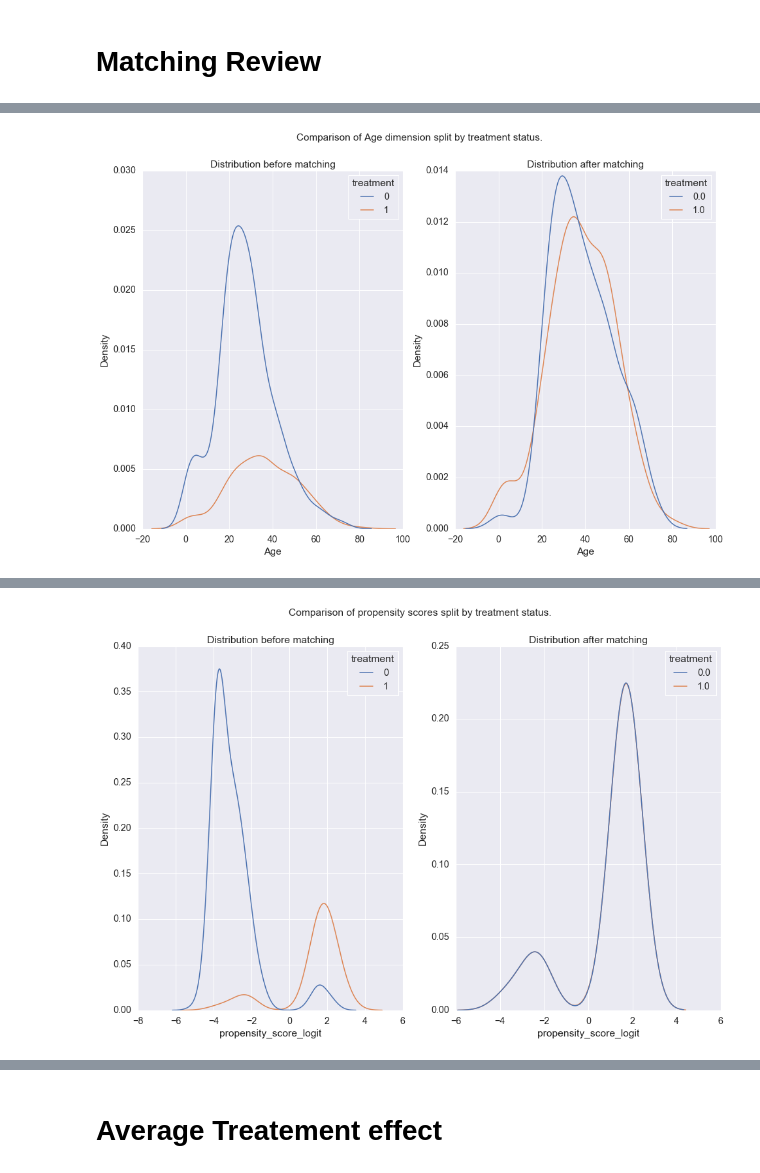
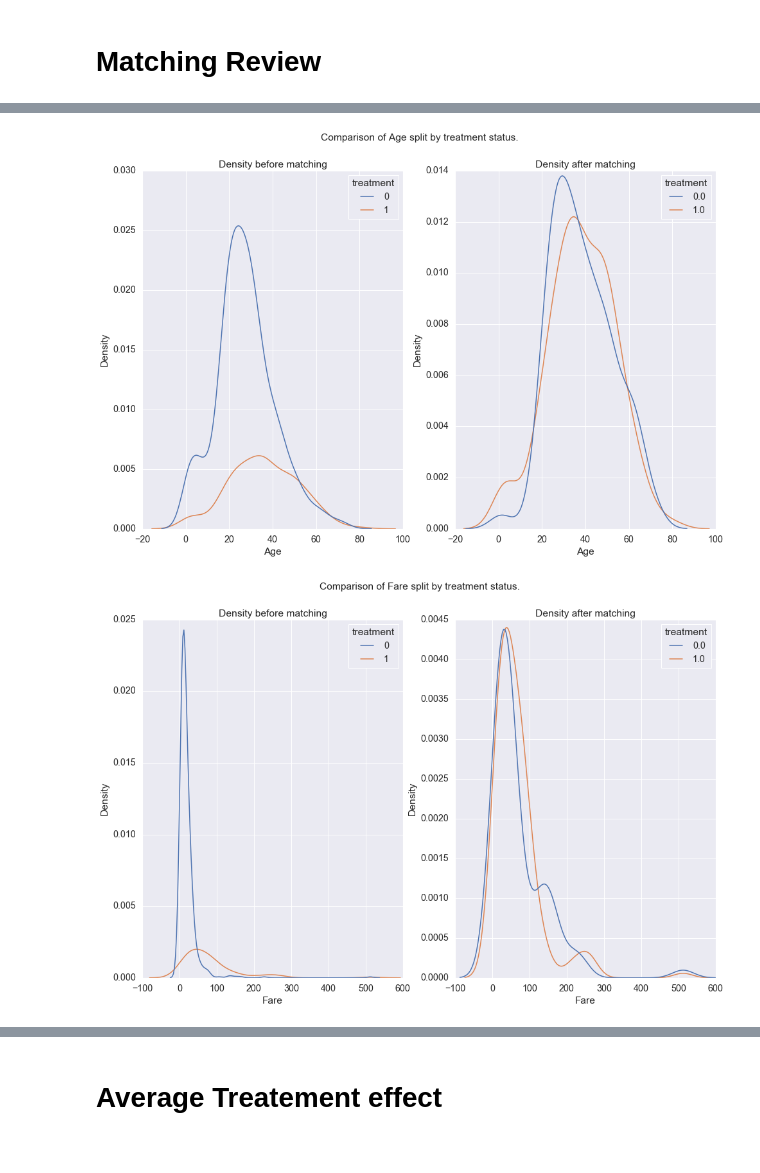
Before and after one commit to konosp/propensity-score-matching, a Jupyter notebook: propensity_score_matching_v2.ipynb, the cells around one changed output, grey strips where cells are left out. Drawn from its saved outputs; the diff is of its cells as text; code cells hidden in the pictures.

Commit message:
images

```diff
--- a/propensity_score_matching_v2.ipynb
+++ b/propensity_score_matching_v2.ipynb
@@ -269,9 +285,16 @@ Name: treatment, dtype: int64
 # %%
-fig, ax = plt.subplots(1,2)
-fig.suptitle('Comparison of Age dimension split by treatment status.')
-sns.kdeplot(data = df_data, x = 'Age', hue = 'treatment', ax = ax[0]).set(title='Distribution before matching')
-sns.kdeplot(data = all_mached_data, x = 'Age', hue = 'treatment',  ax = ax[1]).set(title='Distribution after matching')
-plt.show()
-fig.savefig("age_comparison.png")
+args = ['Age','Fare','propensity_score_logit']
+
+def plot(arg):
+    fig, ax = plt.subplots(1,2)
+    fig.suptitle('Comparison of {} split by treatment status.'.format(arg))
+    sns.kdeplot(data = df_data, x = arg, hue = 'treatment', ax = ax[0]).set(title='Density before matching')
+    sns.kdeplot(data = all_mached_data, x = arg, hue = 'treatment',  ax = ax[1]).set(title='Density after matching')
+    plt.show()
+    fig.savefig("{}_comparison.png".format(arg))
+
+for arg in args:
+    plot(arg)
 # %% [output]
-[figure, old version]
+[figure, new version]
+[figure, added]
@@ -278,11 +302,3 @@ fig.savefig("age_comparison.png")
-# %%
-fig, ax = plt.subplots(1,2)
-fig.suptitle('Comparison of propensity scores split by treatment status.')
-sns.kdeplot(data = df_data, x = 'propensity_score_logit', hue = 'treatment', ax = ax[0]).set(title='Distribution before matching')
-sns.kdeplot(data = all_mached_data, x = 'propensity_score_logit', hue = 'treatment',  ax = ax[1]).set(title='Distribution after matching')
-plt.show()
-# %% [output]
-[figure, removed]
 # %%
 points_df = pd.merge(treated_matched_data[['Age','Fare','matched_element']], df_data[['Age','Fare']], how = 'right',  left_on = 'matched_element', right_index=True)
 # %%
```
Also changed, not shown: parts of 17 cells of this notebook, 4 other files.
